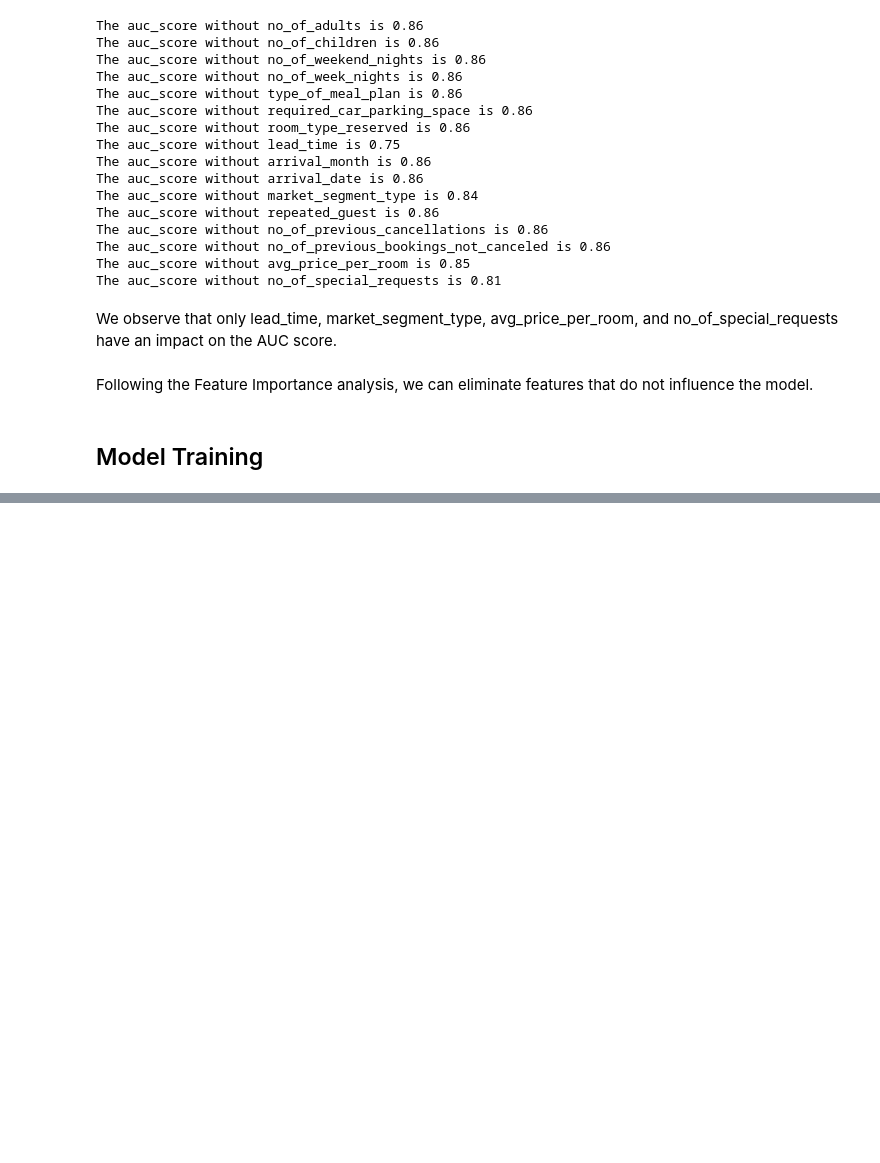
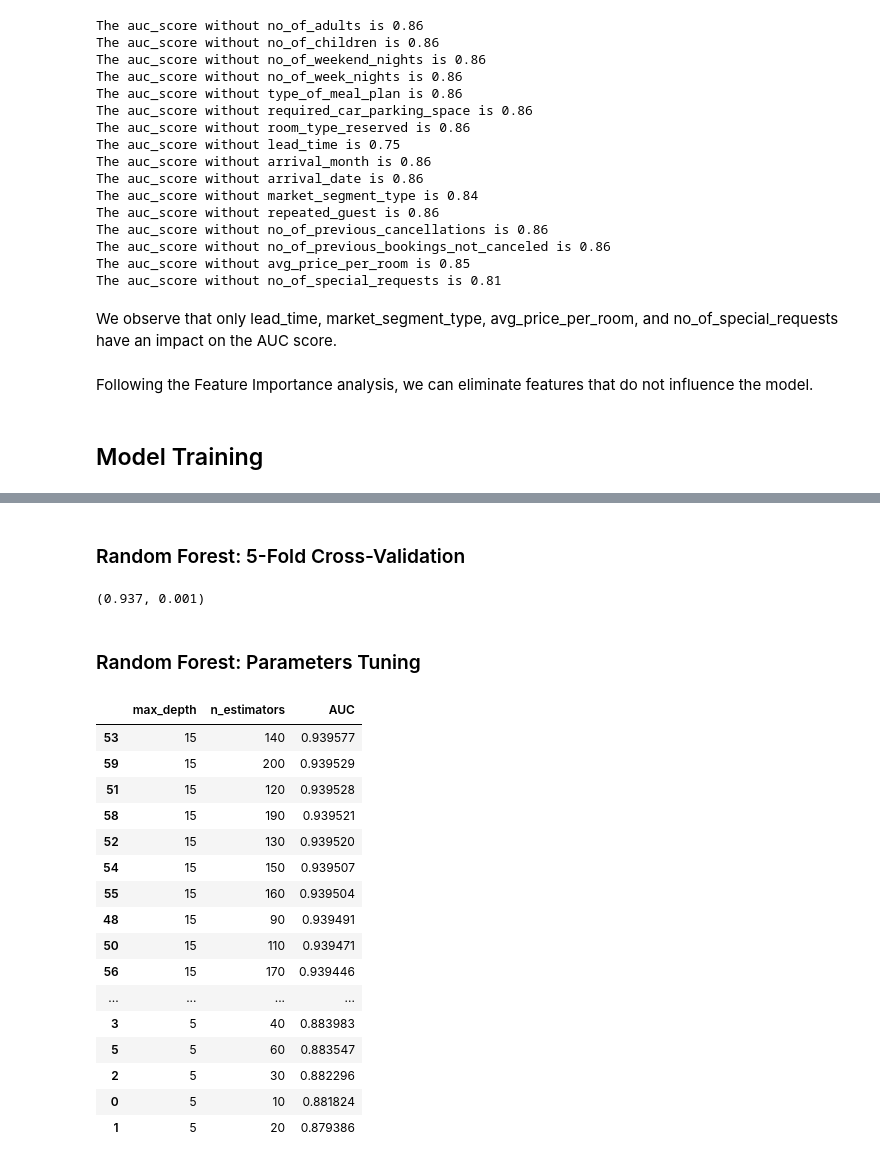
Before and after one commit to desol1997/hotel_booking_cancellation_prediction, a Jupyter notebook: notebook.ipynb, the cells around one changed output, grey strips where cells are left out. Saved outputs shown, nothing was run; the diff lists cells and outputs as text; code cells hidden in the pictures; blank space fills up the shorter version.

```diff
--- a/notebook.ipynb
+++ b/notebook.ipynb
@@ -420,0 +683,2 @@ def train_random_forest(X, Y, n_estimators=100, max_depth=None, min_samples_leaf
+# %% [markdown]
+### Random Forest: 5-Fold Cross-Validation
@@ -420,0 +708,6 @@ def train_random_forest(X, Y, n_estimators=100, max_depth=None, min_samples_leaf
+# %%
+np.mean(scores).round(3), np.std(scores).round(3)
+# %% [output]
+(0.937, 0.001)
+# %% [markdown]
+### Random Forest: Parameters Tuning
@@ -420,0 +733,22 @@ def train_random_forest(X, Y, n_estimators=100, max_depth=None, min_samples_leaf
+# %%
+columns = ['max_depth', 'n_estimators', 'AUC']
+df_scores = pd.DataFrame(scores, columns=columns)
+df_scores.sort_values(by='AUC', ascending=False)
+# %% [output]
+|  | max_depth | n_estimators | AUC |
+| 53 | 15 | 140 | 0.939577 |
+| 59 | 15 | 200 | 0.939529 |
+| 51 | 15 | 120 | 0.939528 |
+| 58 | 15 | 190 | 0.939521 |
+| 52 | 15 | 130 | 0.939520 |
+| 54 | 15 | 150 | 0.939507 |
+| 55 | 15 | 160 | 0.939504 |
+| 48 | 15 | 90 | 0.939491 |
+| 50 | 15 | 110 | 0.939471 |
+| 56 | 15 | 170 | 0.939446 |
+| ... | ... | ... | ... |
+| 3 | 5 | 40 | 0.883983 |
+| 5 | 5 | 60 | 0.883547 |
+| 2 | 5 | 30 | 0.882296 |
+| 0 | 5 | 10 | 0.881824 |
+| 1 | 5 | 20 | 0.879386 |
```
Also changed, not shown: parts of 34 cells of this notebook, 2 other files.
